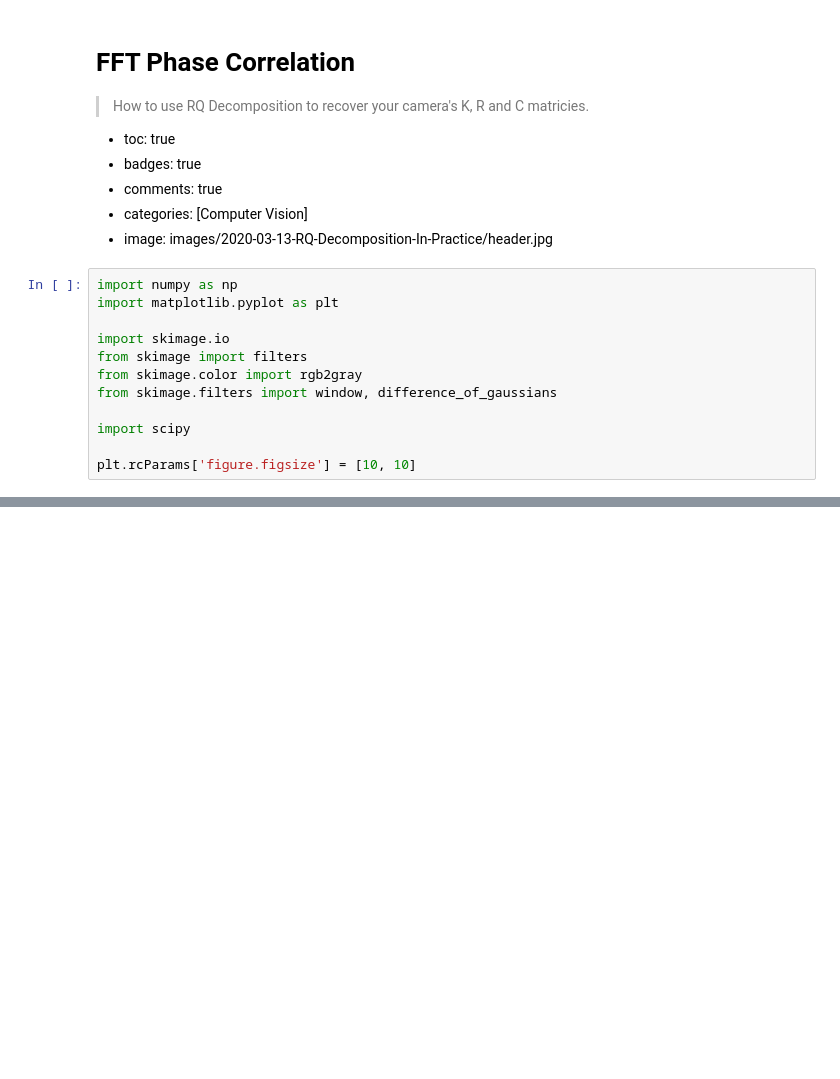
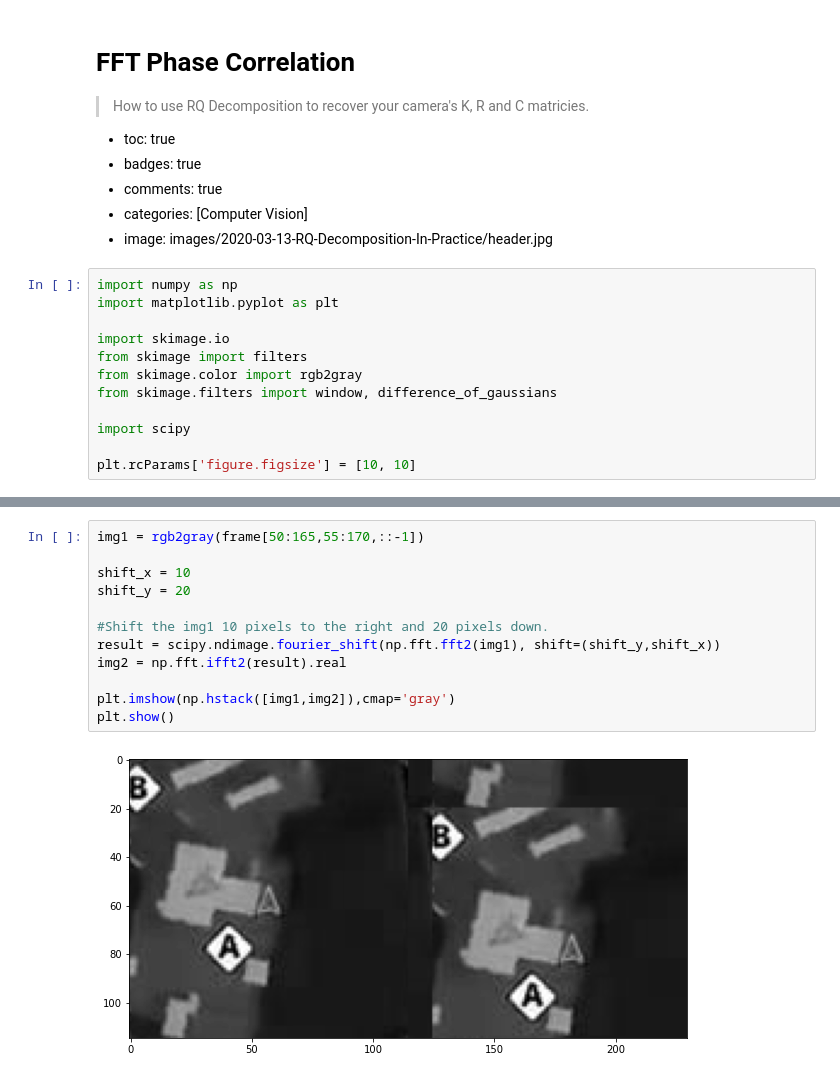
Before and after one commit to CGCooke/Blog, a Jupyter notebook: _notebooks/2020-12-19-FFT-Phase-Correlation.ipynb, the cells around one changed output, grey strips where cells are left out. Saved outputs shown, nothing was run; the diff lists cells and outputs as text; blank space fills up the shorter version.

```diff
--- a/_notebooks/2020-12-19-FFT-Phase-Correlation.ipynb
+++ b/_notebooks/2020-12-19-FFT-Phase-Correlation.ipynb
@@ -22 +29,15 @@ plt.rcParams['figure.figsize'] = [10, 10]
+# %%
+img1 = rgb2gray(frame[50:165,55:170,::-1])
+
+shift_x = 10
+shift_y = 20
+
+#Shift the img1 10 pixels to the right and 20 pixels down.
+result = scipy.ndimage.fourier_shift(np.fft.fft2(img1), shift=(shift_y,shift_x))
+img2 = np.fft.ifft2(result).real
+
+plt.imshow(np.hstack([img1,img2]),cmap='gray')
+plt.show()
+# %% [output]
+[figure, added]
 # %%
```
Also changed, not shown: parts of 2 cells of this notebook.
